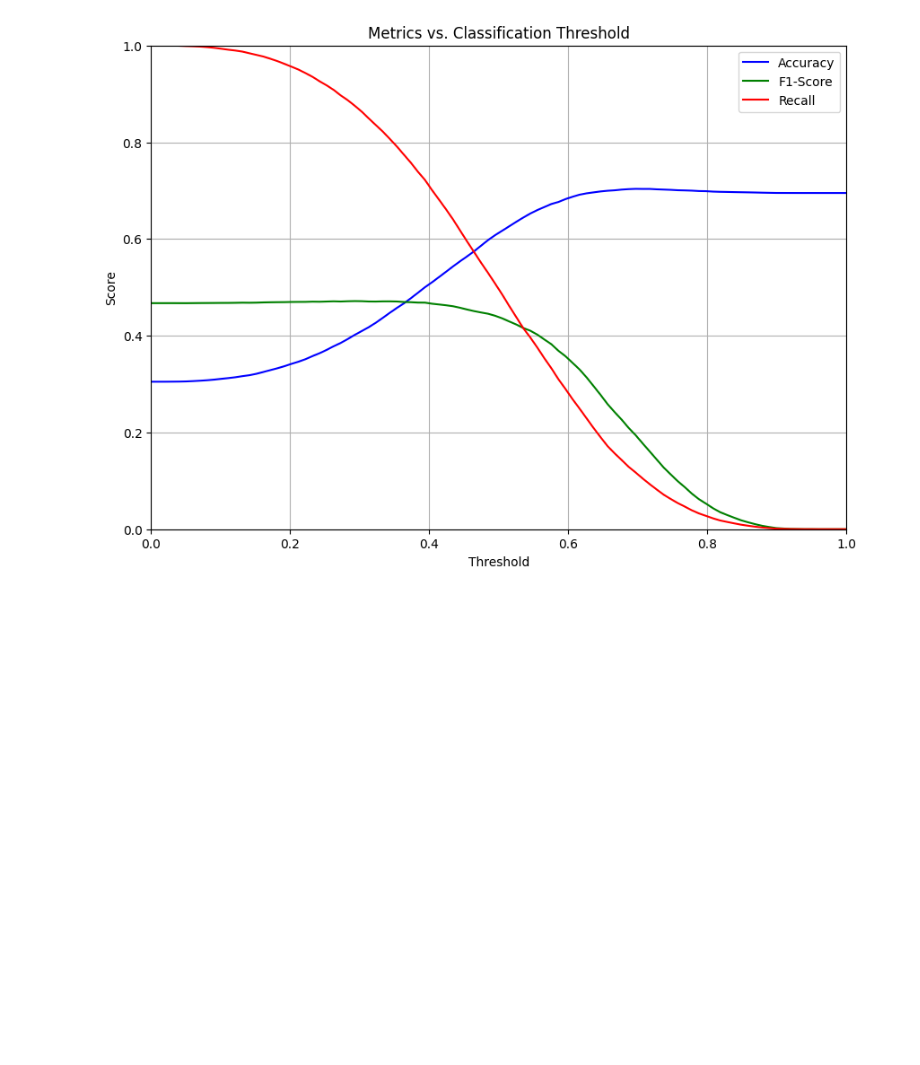
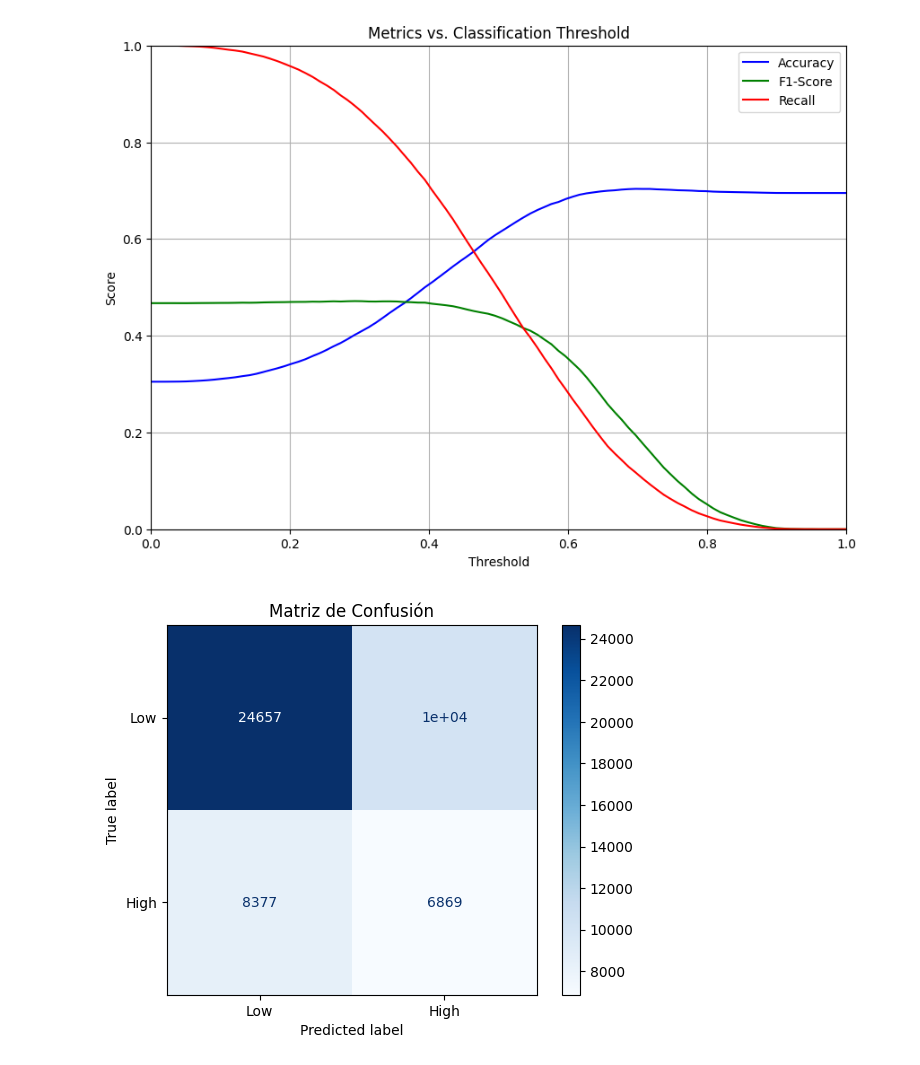
Before and after one commit to Jaiderggz/Ciencia-de-Datos---BMW-Modelo-predictivo-ventas-2025-en-adelante., a Jupyter notebook: NOTEBOOKS/Test.predictons.ipynb, the cells around one changed output. Drawn from its saved outputs; the diff is of its cells as text; code cells hidden in the pictures; blank space fills up the shorter version.

Commit message:
Matriz

```diff
--- a/NOTEBOOKS/Test.predictons.ipynb
+++ b/NOTEBOOKS/Test.predictons.ipynb
@@ -309,3 +309,18 @@ plt.ylim([0, 1])
 plt.show()
 # %% [output]
 [figure]
+# %%
+from sklearn.metrics import confusion_matrix, ConfusionMatrixDisplay
+y_true = df_test["Real_Class"]
+y_pred = df_test["Predicted_Class"]
+
+# Calcular matriz de confusión
+cm = confusion_matrix(y_true, y_pred, labels=[0,1])
+
+# Mostrar matriz de confusión
+disp = ConfusionMatrixDisplay(confusion_matrix=cm, display_labels=["Low", "High"])
+disp.plot(cmap=plt.cm.Blues)
+plt.title("Matriz de Confusión")
+plt.show()
+# %% [output]
+[figure, added]
```
Also changed, not shown: parts of 2 cells of this notebook.
